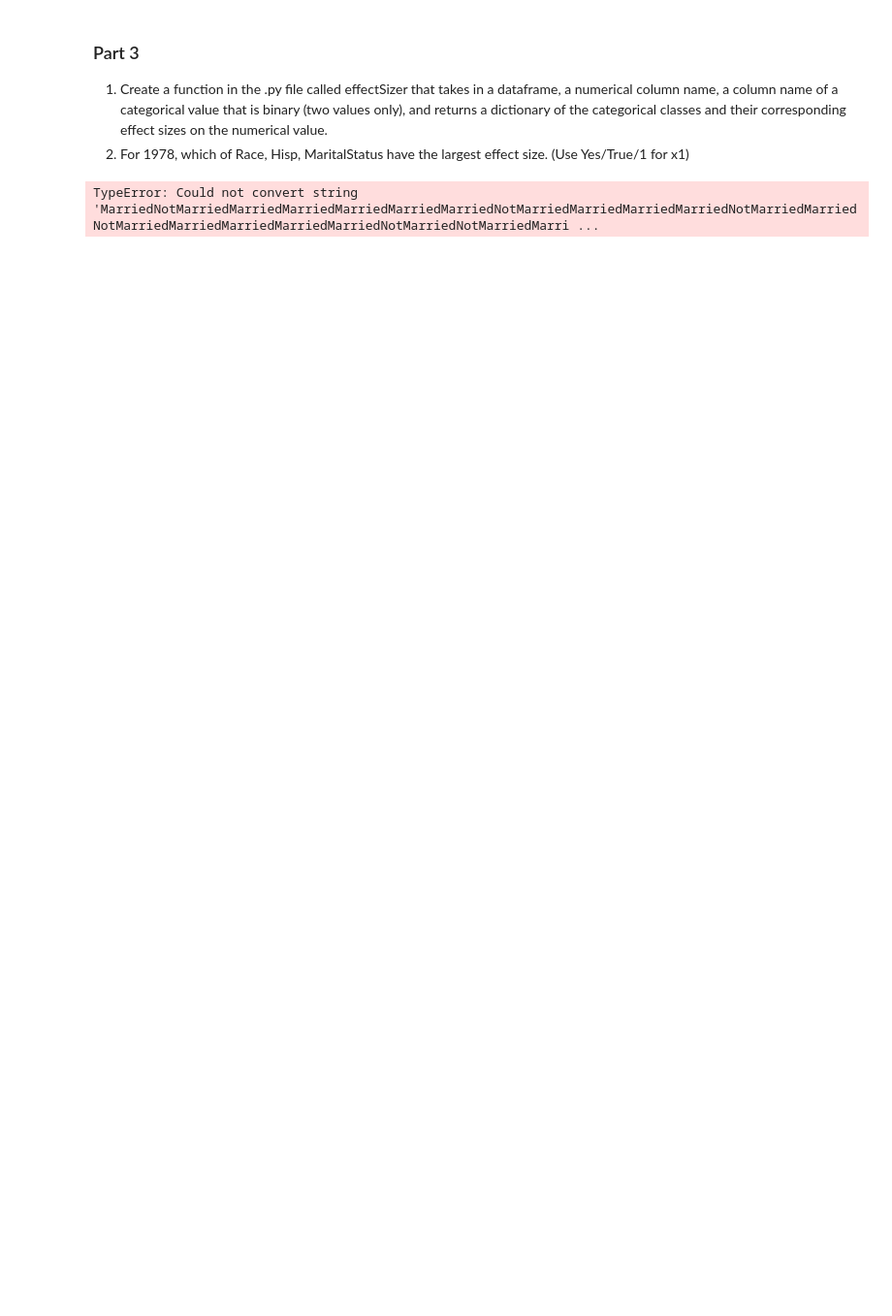
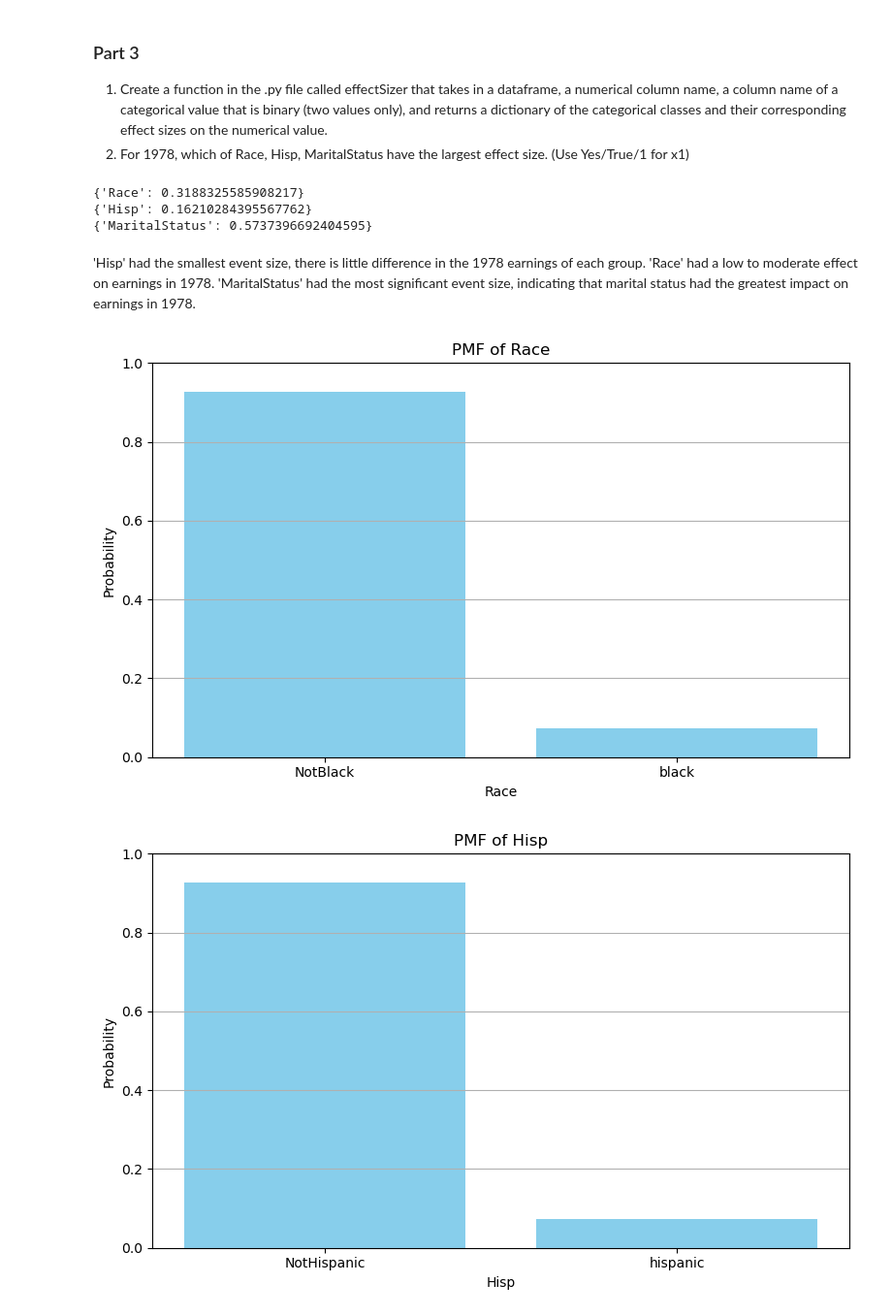
Before and after one commit to AkeemSemperDataScience/data3450-assignment-1-mlsiebold, a Jupyter notebook: START_Asn_1_2025.ipynb, the cells around one changed output. Shown: that part at 97% size. Saved outputs shown, nothing was run; the diff lists cells and outputs as text; code cells hidden in the pictures; blank space fills up the shorter version.

```diff
--- a/START_Asn_1_2025.ipynb
+++ b/START_Asn_1_2025.ipynb
@@ -195,7 +221,37 @@ num_col = 'Earnings_1978'
 cat_col = 'MaritalStatus'
 effectSizer(df, num_col, cat_col)
 
-
 # Effect sizes comparison
+columns = ['Race', 'Hisp', 'MaritalStatus']
+for cat_col in columns:
+    results = effectSizer(df, num_col, cat_col)
+    print(results)
 # %% [output]
-TypeError: Could not convert string 'MarriedNotMarriedMarriedMarriedMarriedMarriedMarriedNotMarriedMarriedMarriedMarriedNotMarriedMarriedNotMarriedMarriedMarriedMarriedMarriedNotMarriedNotMarriedMarri ...
+{'Race': 0.3188325585908217}
+{'Hisp': 0.16210284395567762}
+{'MaritalStatus': 0.5737396692404595}
+# %% [markdown]
+'Hisp' had the smallest event size, there is little difference in the 1978 earnings of each group.
+'Race' had a low to moderate effect on earnings in 1978.
+'MaritalStatus' had the most significant event size, indicating that marital status had the greatest impact on earnings in 1978.
+# %%
+# Calc PMF
+columns = ['Race', 'Hisp', 'MaritalStatus']
+pmf_dict = {}
+for column in columns:
+    pmf = df[column].value_counts(normalize=True).to_dict()
+    pmf_dict[column] = pmf
+
+for column, pmf in pmf_dict.items():
+    plt.figure(figsize=(8, 5))
+    plt.bar(pmf.keys(), pmf.values(), color='skyblue')
+    plt.title(f'PMF of {column}')
+    plt.xlabel(column)
+    plt.ylabel('Probability')
+    plt.ylim(0, 1)
+    plt.grid(True, axis='y')
+    plt.tight_layout()
+    plt.show()
+# %% [output]
+[figure, added]
+[figure, added]
```
Also changed, not shown: parts of 5 cells of this notebook.
